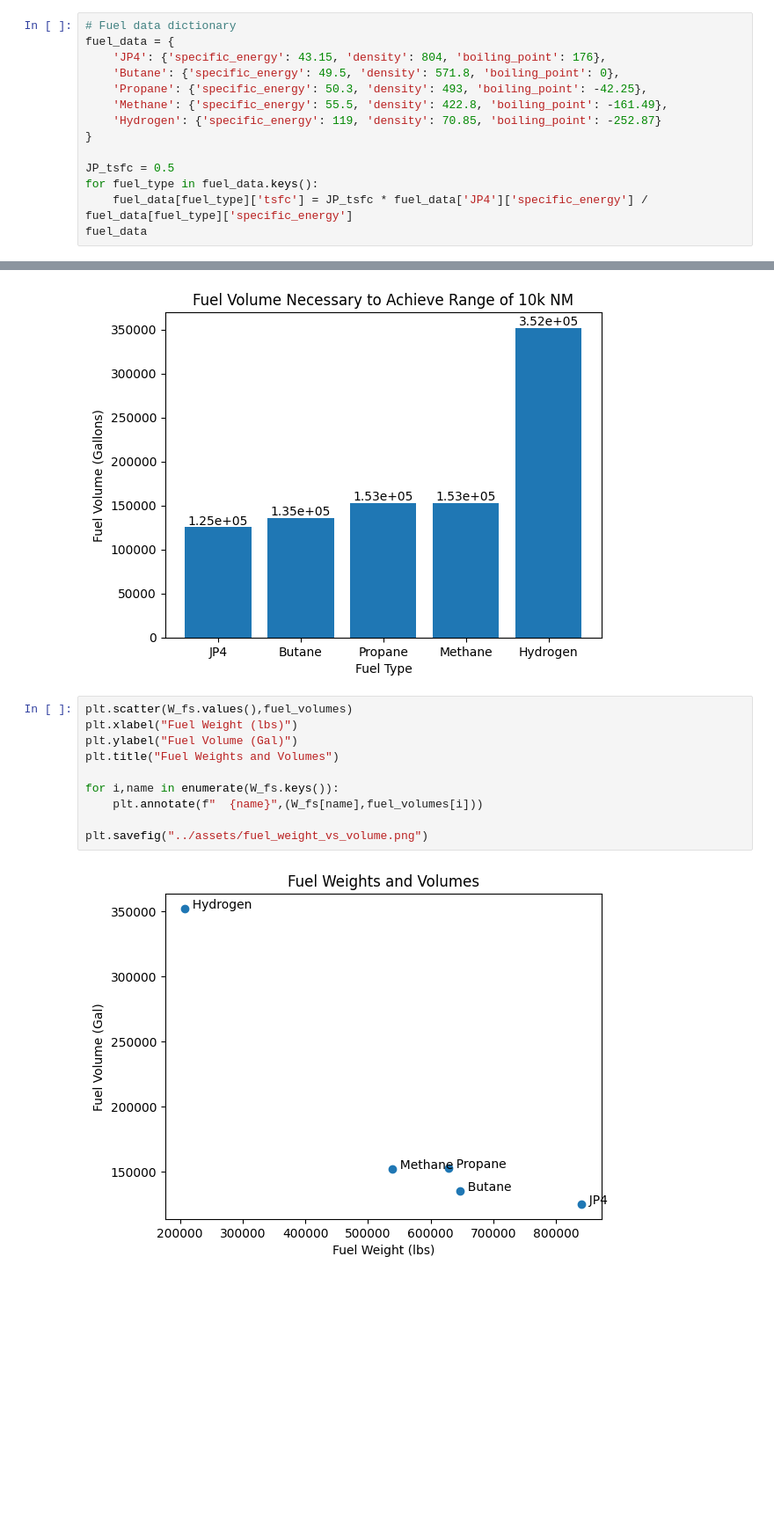
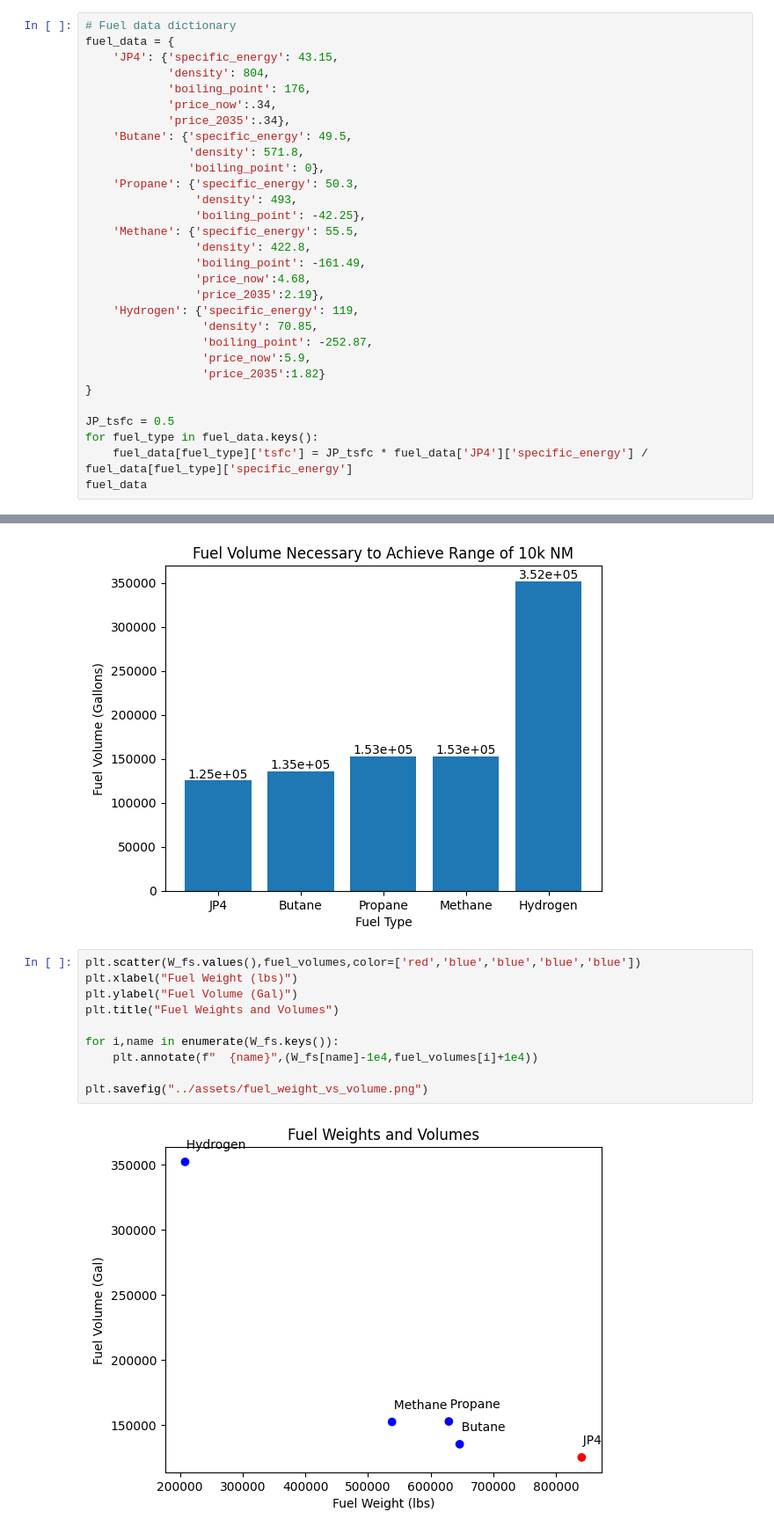
Before and after one commit to DrYogurt/Aero-Design-Team-Gamma, a Jupyter notebook: analysis/fuel_tradeoff_calcs.ipynb, the cells around one changed output, grey strips where cells are left out. Shown: that part at 88% size. Cells and saved outputs as stored; diff of their text form; blank space fills up the shorter version.

Commit message:
updating some plotting and fuel tradeoff

```diff
--- a/analysis/fuel_tradeoff_calcs.ipynb
+++ b/analysis/fuel_tradeoff_calcs.ipynb
@@ -16,11 +16,27 @@ R_solver
 # %%
 # Fuel data dictionary
 fuel_data = {
-    'JP4': {'specific_energy': 43.15, 'density': 804, 'boiling_point': 176},
-    'Butane': {'specific_energy': 49.5, 'density': 571.8, 'boiling_point': 0},
-    'Propane': {'specific_energy': 50.3, 'density': 493, 'boiling_point': -42.25},
-    'Methane': {'specific_energy': 55.5, 'density': 422.8, 'boiling_point': -161.49},
-    'Hydrogen': {'specific_energy': 119, 'density': 70.85, 'boiling_point': -252.87}
+    'JP4': {'specific_energy': 43.15,
+            'density': 804,
+            'boiling_point': 176,
+            'price_now':.34,
+            'price_2035':.34},
+    'Butane': {'specific_energy': 49.5,
+               'density': 571.8,
+               'boiling_point': 0},
+    'Propane': {'specific_energy': 50.3,
+                'density': 493,
+                'boiling_point': -42.25},
+    'Methane': {'specific_energy': 55.5,
+                'density': 422.8,
+                'boiling_point': -161.49,
+                'price_now':4.68,
+                'price_2035':2.19},
+    'Hydrogen': {'specific_energy': 119,
+                 'density': 70.85,
+                 'boiling_point': -252.87,
+                 'price_now':5.9,
+                 'price_2035':1.82}
 }
 
 JP_tsfc = 0.5
@@ -148,14 +161,14 @@ plt.savefig("../assets/necessary_fuel_volume.png")
 # %% [output]
 [figure]
 # %%
-plt.scatter(W_fs.values(),fuel_volumes)
+plt.scatter(W_fs.values(),fuel_volumes,color=['red','blue','blue','blue','blue'])
 plt.xlabel("Fuel Weight (lbs)")
 plt.ylabel("Fuel Volume (Gal)")
 plt.title("Fuel Weights and Volumes")
 
 for i,name in enumerate(W_fs.keys()):
-    plt.annotate(f"  {name}",(W_fs[name],fuel_volumes[i]))
+    plt.annotate(f"  {name}",(W_fs[name]-1e4,fuel_volumes[i]+1e4))
 
 plt.savefig("../assets/fuel_weight_vs_volume.png")
 # %% [output]
-[figure, old version]
+[figure, new version]
```
Also changed, not shown: parts of 4 cells of this notebook, 2 other files.
